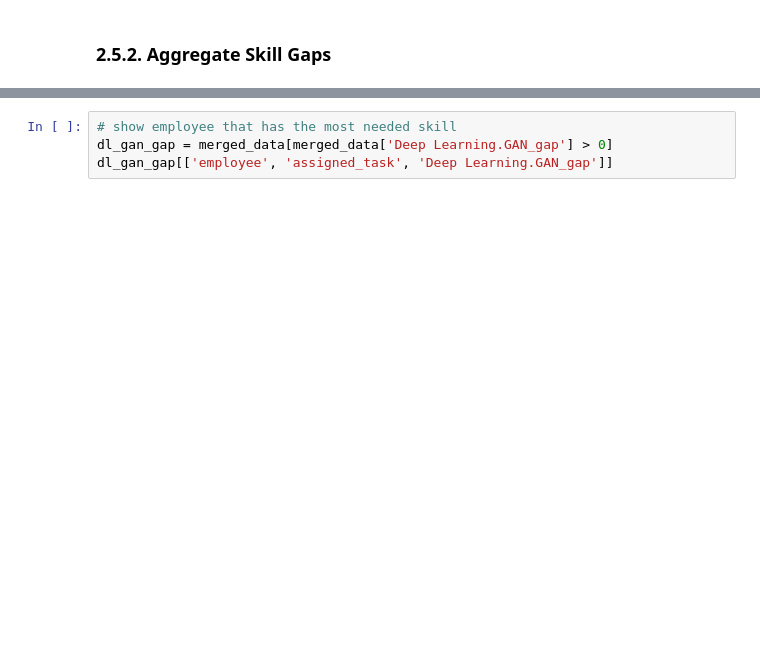
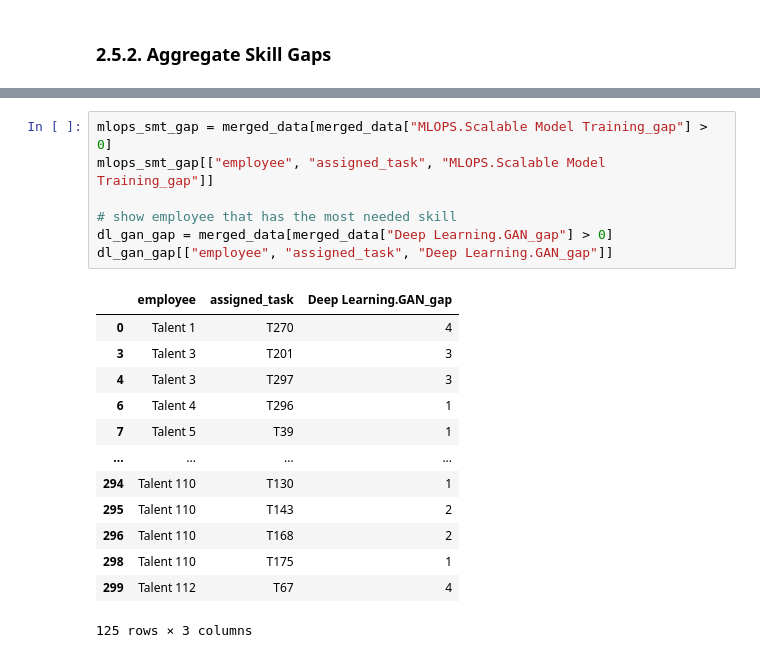
Before and after one commit to TK-Bunga-Matahari/shinchan, a Jupyter notebook: project1_task-management/solution/competency_assesment/manpower_planning.ipynb, the cells around one changed output, grey strips where cells are left out. Drawn from its saved outputs; the diff is of its cells as text; blank space fills up the shorter version.

```diff
--- a/project1_task-management/solution/competency_assesment/manpower_planning.ipynb
+++ b/project1_task-management/solution/competency_assesment/manpower_planning.ipynb
@@ -505,7 +909,24 @@ merged_data
 # %%
+mlops_smt_gap = merged_data[merged_data["MLOPS.Scalable Model Training_gap"] > 0]
+mlops_smt_gap[["employee", "assigned_task", "MLOPS.Scalable Model Training_gap"]]
+
 # show employee that has the most needed skill
-dl_gan_gap = merged_data[merged_data['Deep Learning.GAN_gap'] > 0]
-dl_gan_gap[['employee', 'assigned_task', 'Deep Learning.GAN_gap']]
+dl_gan_gap = merged_data[merged_data["Deep Learning.GAN_gap"] > 0]
+dl_gan_gap[["employee", "assigned_task", "Deep Learning.GAN_gap"]]
+# %% [output]
+|  | employee | assigned_task | Deep Learning.GAN_gap |
+| 0 | Talent 1 | T270 | 4 |
+| 3 | Talent 3 | T201 | 3 |
+| 4 | Talent 3 | T297 | 3 |
+| 6 | Talent 4 | T296 | 1 |
+| 7 | Talent 5 | T39 | 1 |
+| ... | ... | ... | ... |
+| 294 | Talent 110 | T130 | 1 |
+| 295 | Talent 110 | T143 | 2 |
+| 296 | Talent 110 | T168 | 2 |
+| 298 | Talent 110 | T175 | 1 |
+| 299 | Talent 112 | T67 | 4 |
+125 rows × 3 columns
 # %%
 # Define the average skill level per new hire
 average_skill_level_per_hire = 3
```
Also changed, not shown: parts of 46 cells of this notebook.
